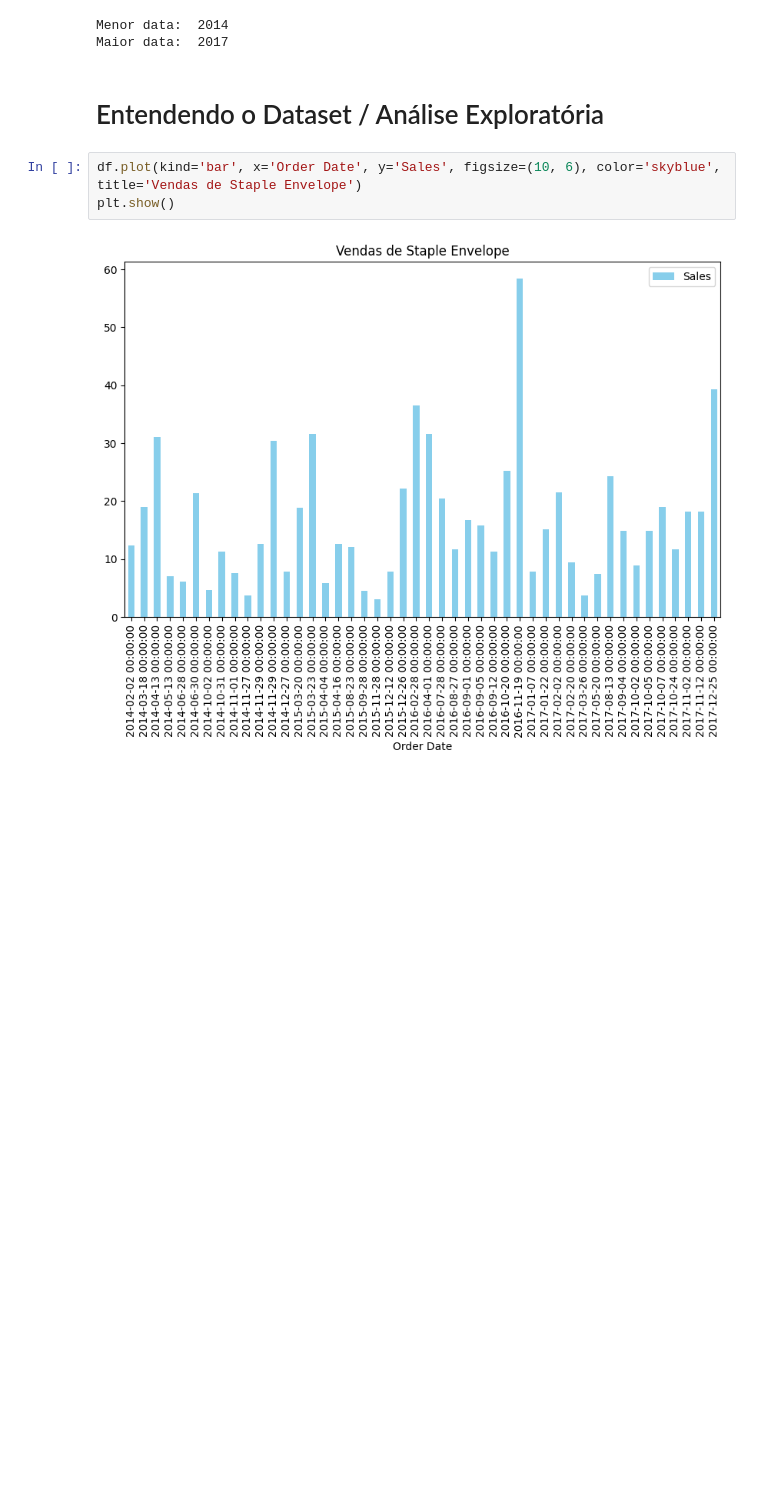
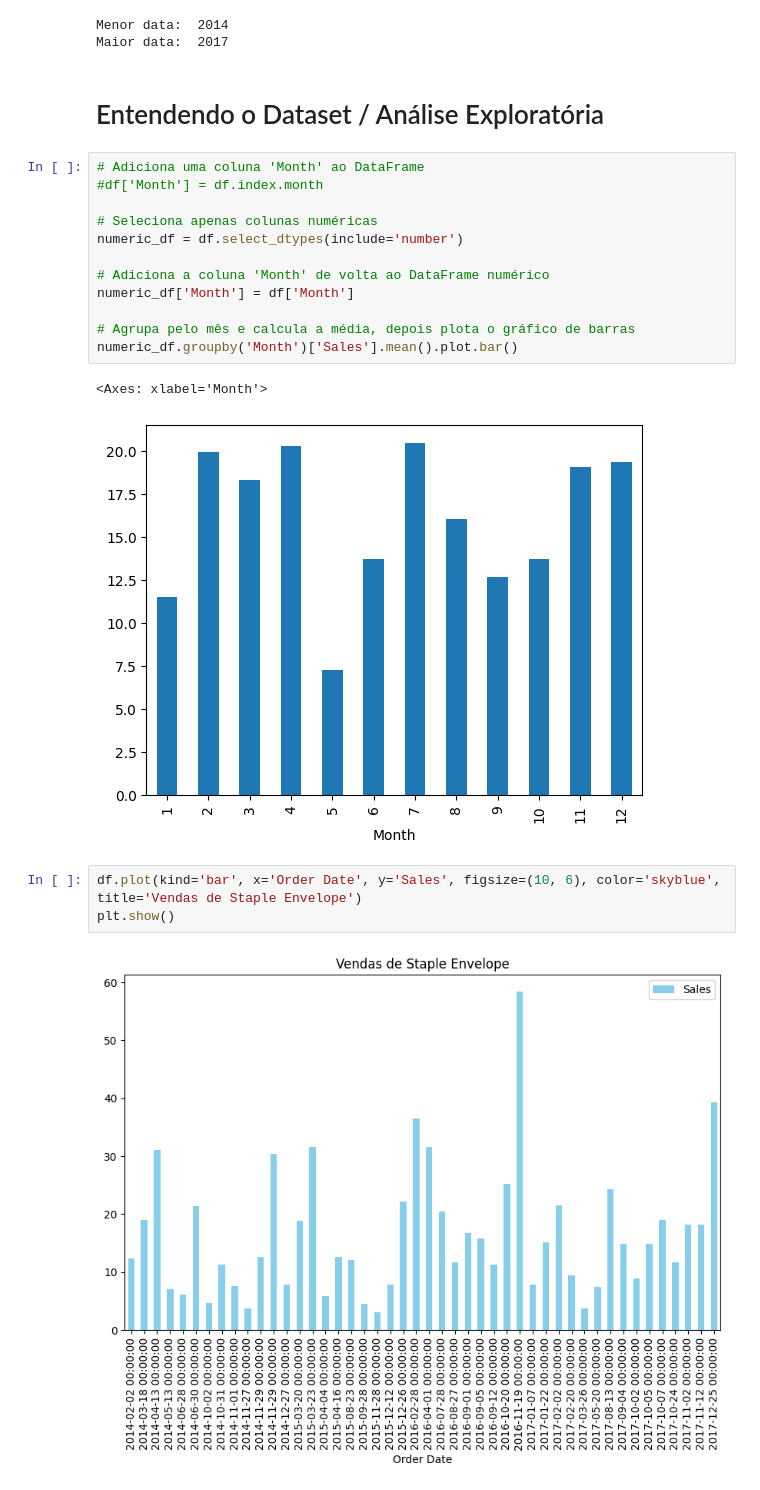
Before and after one commit to adriel1ft/previsao_de_estoque, a Jupyter notebook: index.ipynb, the cells around one changed output. Drawn from its saved outputs; the diff is of its cells as text; blank space fills up the shorter version.

```diff
--- a/index.ipynb
+++ b/index.ipynb
@@ -112,6 +110,21 @@ Menor data:  2014
 Maior data:  2017
 # %% [markdown]
 # Entendendo o Dataset / Análise Exploratória
+# %%
+# Adiciona uma coluna 'Month' ao DataFrame
+#df['Month'] = df.index.month
+
+# Seleciona apenas colunas numéricas
+numeric_df = df.select_dtypes(include='number')
+
+# Adiciona a coluna 'Month' de volta ao DataFrame numérico
+numeric_df['Month'] = df['Month']
+
+# Agrupa pelo mês e calcula a média, depois plota o gráfico de barras
+numeric_df.groupby('Month')['Sales'].mean().plot.bar()
+# %% [output]
+<Axes: xlabel='Month'>
+[figure, added]
 # %%
 df.plot(kind='bar', x='Order Date', y='Sales', figsize=(10, 6), color='skyblue', title='Vendas de Staple Envelope')
 plt.show()
```
Also changed, not shown: parts of 11 cells of this notebook, 1 other file.
